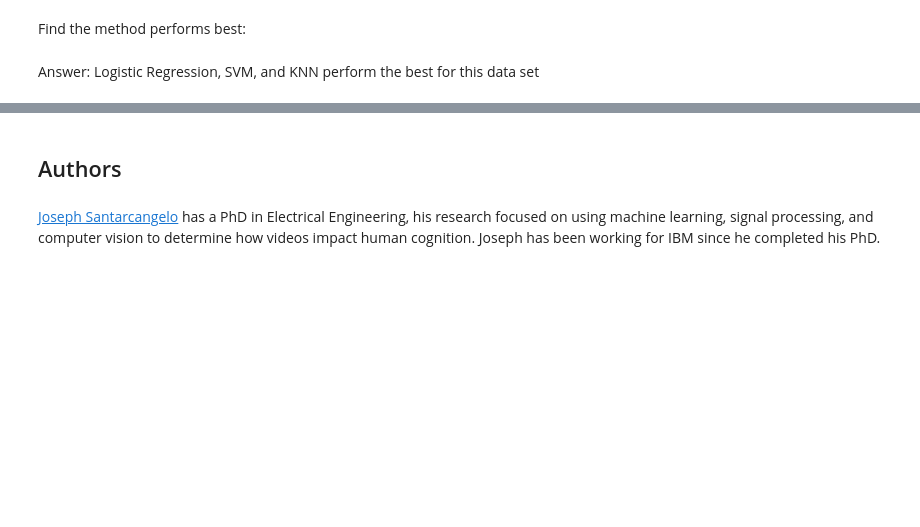
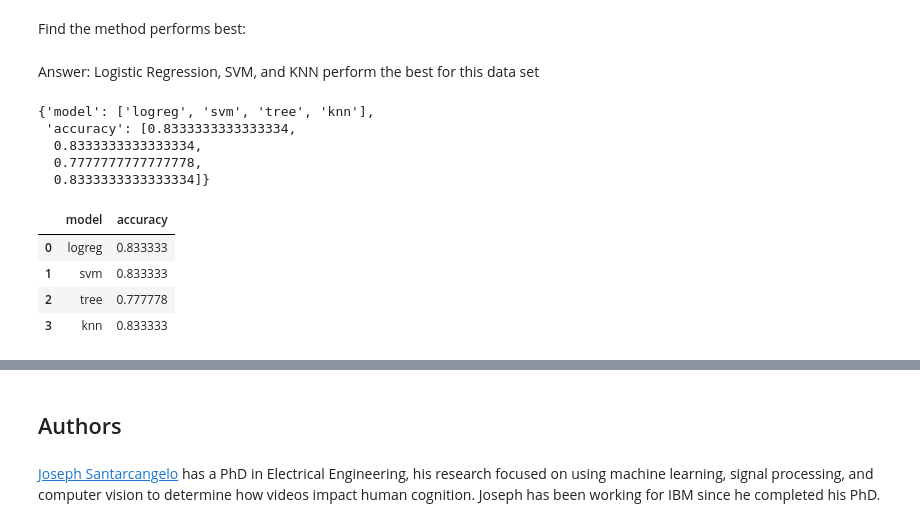
Before and after one commit to benbielin/ibm-data-sci-capstone, a Jupyter notebook: MachineLearningClassification.ipynb, the cells around one changed output, grey strips where cells are left out. Cells and saved outputs as stored; diff of their text form; code cells hidden in the pictures; blank space fills up the shorter version.

```diff
--- a/MachineLearningClassification.ipynb
+++ b/MachineLearningClassification.ipynb
@@ -252,6 +256,8 @@ Calculate the accuracy on the test data using the method <code>score</code>:
 svm_cv.score(X_test, Y_test)
 # %% [output]
 0.8333333333333334
+# %%
+accuracys['svm'] = svm_cv.score(X_test, Y_test)
 # %% [markdown]
 We can plot the confusion matrix
 # %%
@@ -347,3 +357,21 @@ plot_confusion_matrix(Y_test,yhat)
 Find the method performs best:
 # %% [markdown]
 Answer: Logistic Regression, SVM, and KNN perform the best for this data set
+# %%
+models = {'model': list(accuracys.keys()), 'accuracy': list(accuracys.values())}
+models
+# %% [output]
+{'model': ['logreg', 'svm', 'tree', 'knn'],
+ 'accuracy': [0.8333333333333334,
+  0.8333333333333334,
+  0.7777777777777778,
+  0.8333333333333334]}
+# %%
+comparison = pd.DataFrame.from_dict(models)
+comparison
+# %% [output]
+|  | model | accuracy |
+| 0 | logreg | 0.833333 |
+| 1 | svm | 0.833333 |
+| 2 | tree | 0.777778 |
+| 3 | knn | 0.833333 |
```
Also changed, not shown: parts of 9 cells of this notebook, 3 other files.
